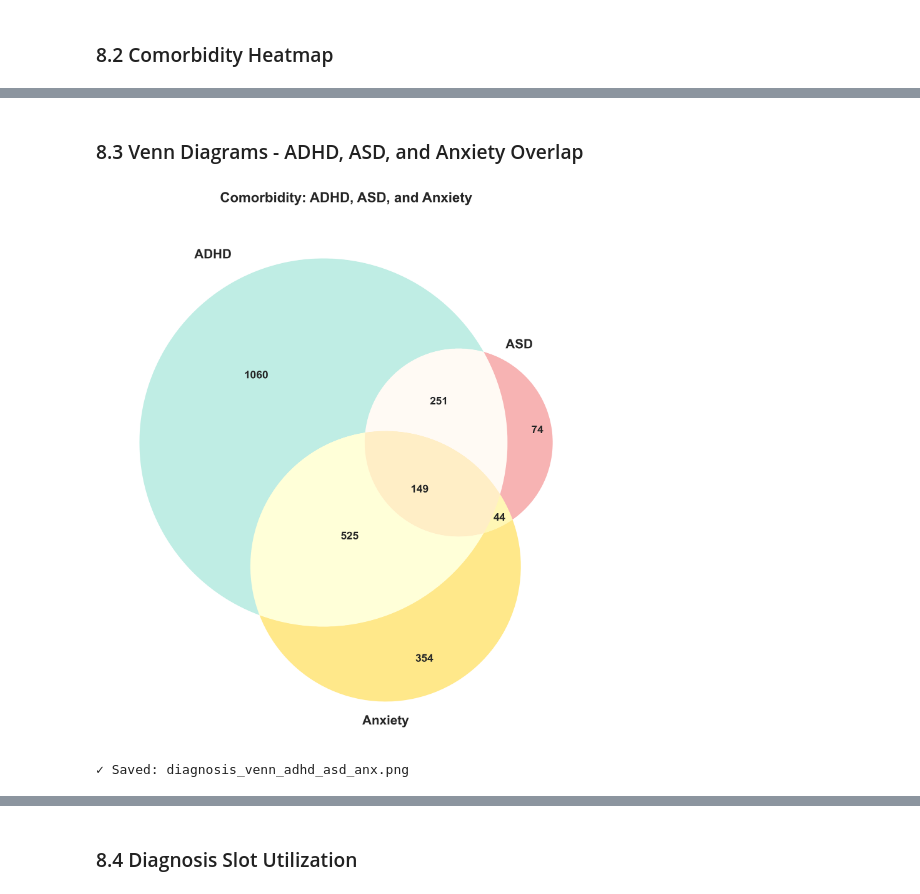
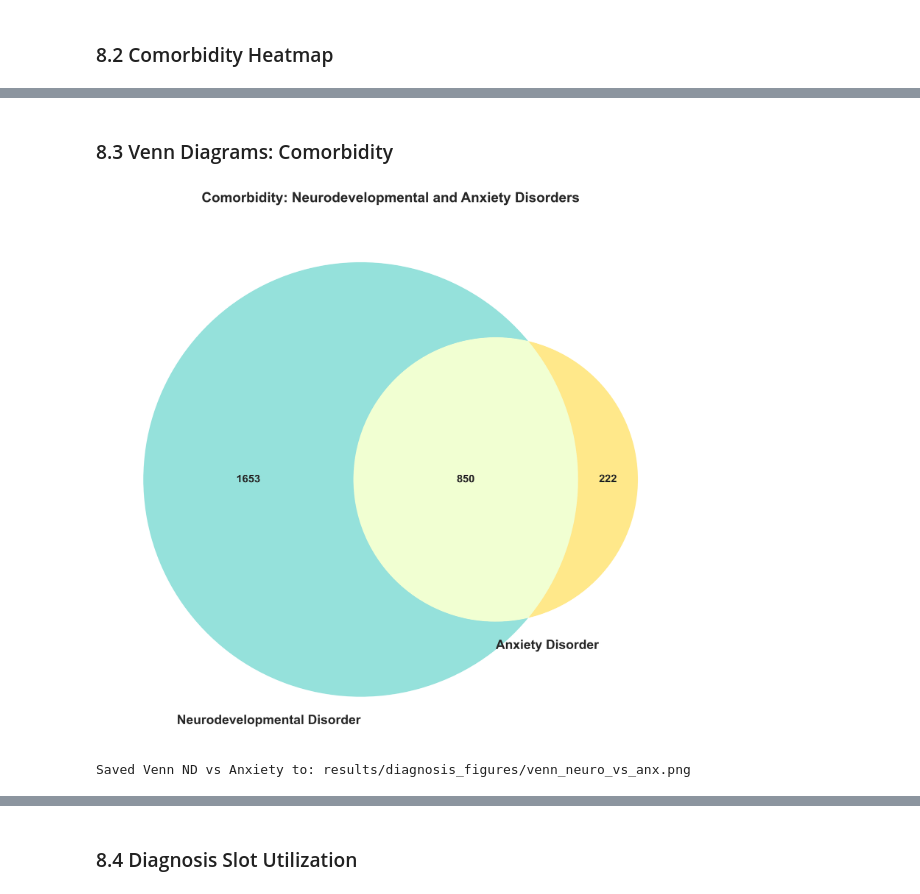
Before and after one commit to beaverjuly/HealthyBrainNetwork_ML, a Jupyter notebook: 05_diag_preprocess.ipynb, the cells around one changed output, grey strips where cells are left out. Cells and saved outputs as stored; diff of their text form; code cells hidden in the pictures.

Commit message:
add visuals

```diff
--- a/05_diag_preprocess.ipynb
+++ b/05_diag_preprocess.ipynb
@@ -430,7 +430,7 @@ print("✓ Saved: diagnosis_prevalence.png")
 # Calculate co-occurrence matrix
 flag_cols = ["dx_adhd_any", "dx_asd_any", "dx_sld_any", "dx_anx_any"]
 flag_data = diag_flags[flag_cols].copy()
-flag_data.columns = ["ADHD", "ASD", "SLD", "Anxiety"]
+flag_data.columns = ["ADHD", "Autism Spectrum", "Specific Learning Disorder", "Anxiety Disorder"]
 
 n_flags = len(flag_data.columns)
 
@@ -482,6 +482,4 @@ plt.tight_layout()
 plt.savefig(RESULTS_DIR / "diagnosis_comorbidity_heatmap.png",
             dpi=300, bbox_inches="tight", facecolor="white")
 plt.show()
-
-print("✓ Saved: diagnosis_comorbidity_heatmap.png")
 # %% [output]
@@ -489,42 +487,48 @@ print("✓ Saved: diagnosis_comorbidity_heatmap.png")
 ✓ Saved: diagnosis_comorbidity_heatmap.png
 # %% [markdown]
-### 8.3 Venn Diagrams - ADHD, ASD, and Anxiety Overlap
+### 8.3 Venn Diagrams: Comorbidity
 # %%
-# ADHD-ASD-Anxiety Venn diagram
+# -------- Venn 1: ND vs Anxiety --------
 fig, ax = plt.subplots(figsize=(10, 8), dpi=300)
 
 # Get sets
-adhd_set = set(diag_flags[diag_flags["dx_adhd_any"] == 1].index)
-asd_set = set(diag_flags[diag_flags["dx_asd_any"] == 1].index)
-anx_set = set(diag_flags[diag_flags["dx_anx_any"] == 1].index)
+nd_set  = set(diag_flags[diag_flags["dx_neuro_any"] == 1].index)
+anx_set = set(diag_flags[diag_flags["dx_anx_any"]  == 1].index)
 
 # Create Venn diagram
-venn = venn3([adhd_set, asd_set, anx_set],
-             set_labels=('ADHD', 'ASD', 'Anxiety'),
-             ax=ax,
-             set_colors=('#95E1D3', '#F38181', '#FFD93D'),
-             alpha=0.6)
+venn = venn2(
+    [nd_set, anx_set],
+    set_labels=("Neurodevelopmental Disorder", "Anxiety Disorder"),
+    ax=ax,
+    set_colors=("#4ECDC4", "#FFD93D"),
+    alpha=0.6,
+)
 
 # Enhance labels
-for text in venn.set_labels:
-    if text:
-        text.set_fontsize(13)
-        text.set_fontweight('bold')
+if venn.set_labels is not None:
+    for text in venn.set_labels:
+        if text:
+            text.set_fontsize(13)
+            text.set_fontweight("bold")
 
-for text in venn.subset_labels:
-    if text:
-        text.set_fontsize(11)
-        text.set_fontweight('bold')
+if venn.subset_labels is not None:
+    for text in venn.subset_labels:
+        if text:
+            text.set_fontsize(11)
+            text.set_fontweight("bold")
 
-ax.set_title('Comorbidity: ADHD, ASD, and Anxiety',
-            fontsize=14, fontweight='bold', pad=20)
+ax.set_title(
+    "Comorbidity: Neurodevelopmental and Anxiety Disorders",
+    fontsize=14,
+    fontweight="bold",
+    pad=20,
+)
 
 plt.tight_layout()
-plt.savefig(RESULTS_DIR / "diagnosis_venn_adhd_asd_anx.png",
-           dpi=300, bbox_inches='tight', facecolor='white')
+out_path = RESULTS_DIR / "venn_neuro_vs_anx.png"
+fig.savefig(out_path, dpi=300, bbox_inches="tight", facecolor="white")
 plt.show()
-
-print("✓ Saved: diagnosis_venn_adhd_asd_anx.png")
+print(f"Saved Venn ND vs Anxiety to: {out_path}")
 # %% [output]
-[figure, old version]
+[figure, new version]
-✓ Saved: diagnosis_venn_adhd_asd_anx.png
+Saved Venn ND vs Anxiety to: results/diagnosis_figures/venn_neuro_vs_anx.png
```
Also changed, not shown: parts of 2 cells of this notebook, 3 other files.
